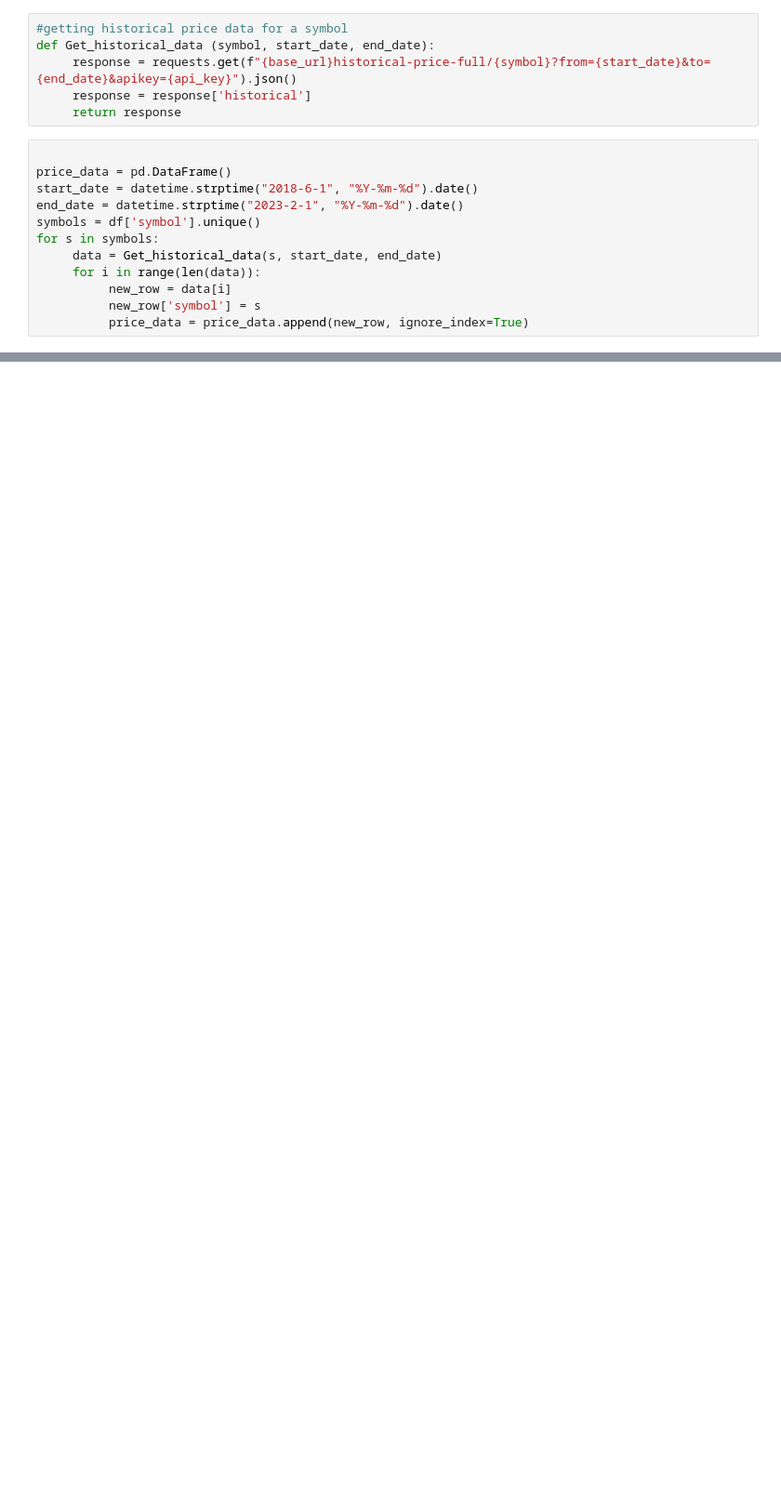
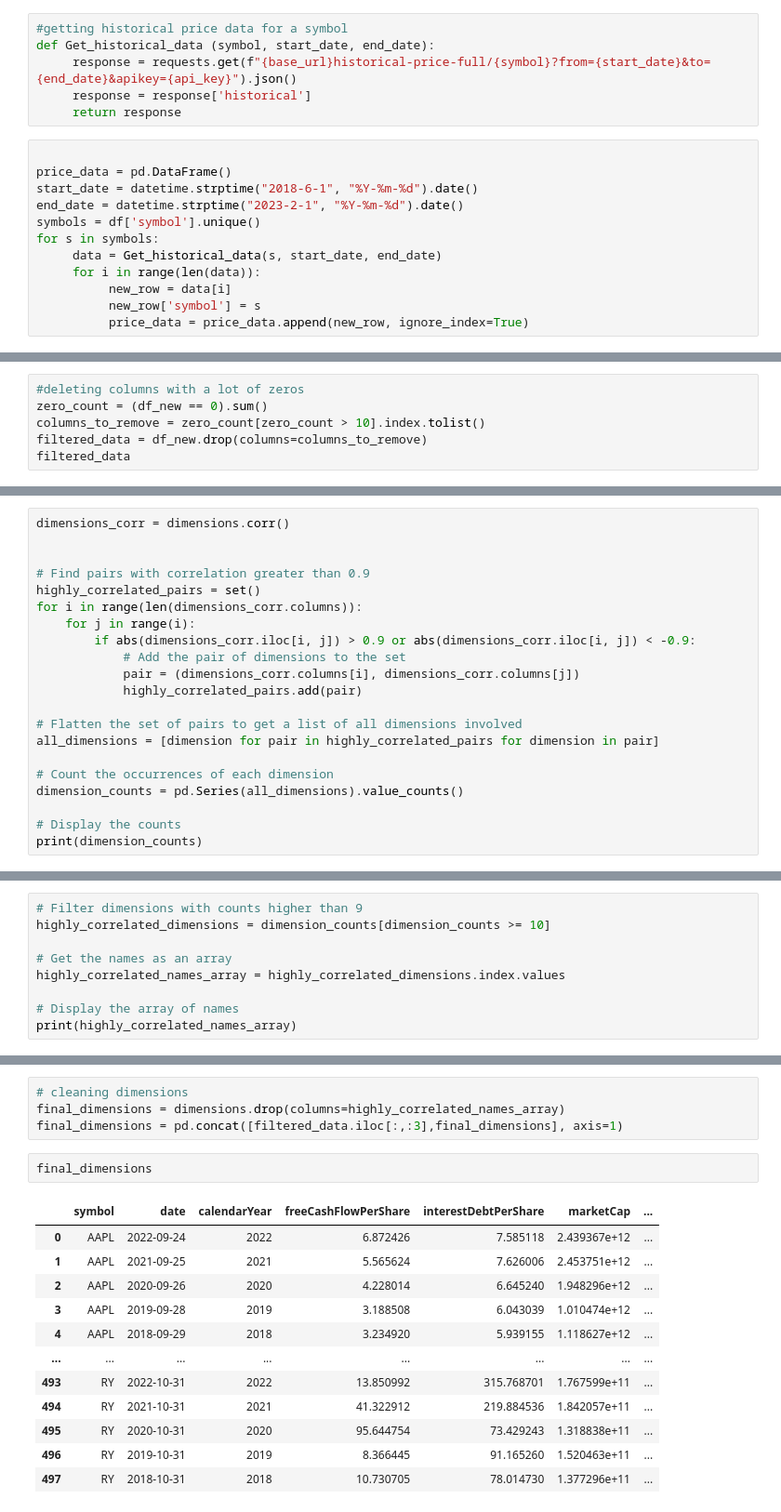
Before and after one commit to nikanhg/Language-of-business, a Jupyter notebook: main.ipynb, the cells around one changed output, grey strips where cells are left out. Shown at 93% size. Drawn from its saved outputs; the diff is of its cells as text; blank space fills up the shorter version.

Commit message:
final dimensions

```diff
--- a/main.ipynb
+++ b/main.ipynb
@@ -134,0 +98,6 @@ price_data.to_csv("price_data.csv")
+# %%
+#deleting columns with a lot of zeros
+zero_count = (df_new == 0).sum()
+columns_to_remove = zero_count[zero_count > 10].index.tolist()
+filtered_data = df_new.drop(columns=columns_to_remove)
+filtered_data
@@ -134,0 +135,21 @@ price_data.to_csv("price_data.csv")
+# %%
+dimensions_corr = dimensions.corr()
+
+
+# Find pairs with correlation greater than 0.9
+highly_correlated_pairs = set()
+for i in range(len(dimensions_corr.columns)):
+    for j in range(i):
+        if abs(dimensions_corr.iloc[i, j]) > 0.9 or abs(dimensions_corr.iloc[i, j]) < -0.9:
+            # Add the pair of dimensions to the set
+            pair = (dimensions_corr.columns[i], dimensions_corr.columns[j])
+            highly_correlated_pairs.add(pair)
+
+# Flatten the set of pairs to get a list of all dimensions involved
+all_dimensions = [dimension for pair in highly_correlated_pairs for dimension in pair]
+
+# Count the occurrences of each dimension
+dimension_counts = pd.Series(all_dimensions).value_counts()
+
+# Display the counts
+print(dimension_counts)
@@ -134,0 +174,9 @@ price_data.to_csv("price_data.csv")
+# %%
+# Filter dimensions with counts higher than 9
+highly_correlated_dimensions = dimension_counts[dimension_counts >= 10]
+
+# Get the names as an array
+highly_correlated_names_array = highly_correlated_dimensions.index.values
+
+# Display the array of names
+print(highly_correlated_names_array)
@@ -134,0 +188,19 @@ price_data.to_csv("price_data.csv")
+# %%
+# cleaning dimensions
+final_dimensions = dimensions.drop(columns=highly_correlated_names_array)
+final_dimensions = pd.concat([filtered_data.iloc[:,:3],final_dimensions], axis=1)
+# %%
+final_dimensions
+# %% [output]
+|  | symbol | date | calendarYear | freeCashFlowPerShare | interestDebtPerShare | marketCap | ... |
+| 0 | AAPL | 2022-09-24 | 2022 | 6.872426 | 7.585118 | 2.439367e+12 | ... |
+| 1 | AAPL | 2021-09-25 | 2021 | 5.565624 | 7.626006 | 2.453751e+12 | ... |
+| 2 | AAPL | 2020-09-26 | 2020 | 4.228014 | 6.645240 | 1.948296e+12 | ... |
+| 3 | AAPL | 2019-09-28 | 2019 | 3.188508 | 6.043039 | 1.010474e+12 | ... |
+| 4 | AAPL | 2018-09-29 | 2018 | 3.234920 | 5.939155 | 1.118627e+12 | ... |
+| ... | ... | ... | ... | ... | ... | ... | ... |
+| 493 | RY | 2022-10-31 | 2022 | 13.850992 | 315.768701 | 1.767599e+11 | ... |
+| 494 | RY | 2021-10-31 | 2021 | 41.322912 | 219.884536 | 1.842057e+11 | ... |
+| 495 | RY | 2020-10-31 | 2020 | 95.644754 | 73.429243 | 1.318838e+11 | ... |
+| 496 | RY | 2019-10-31 | 2019 | 8.366445 | 91.165260 | 1.520463e+11 | ... |
+| 497 | RY | 2018-10-31 | 2018 | 10.730705 | 78.014730 | 1.377296e+11 | ... |
```
Also changed, not shown: parts of 15 cells of this notebook.
